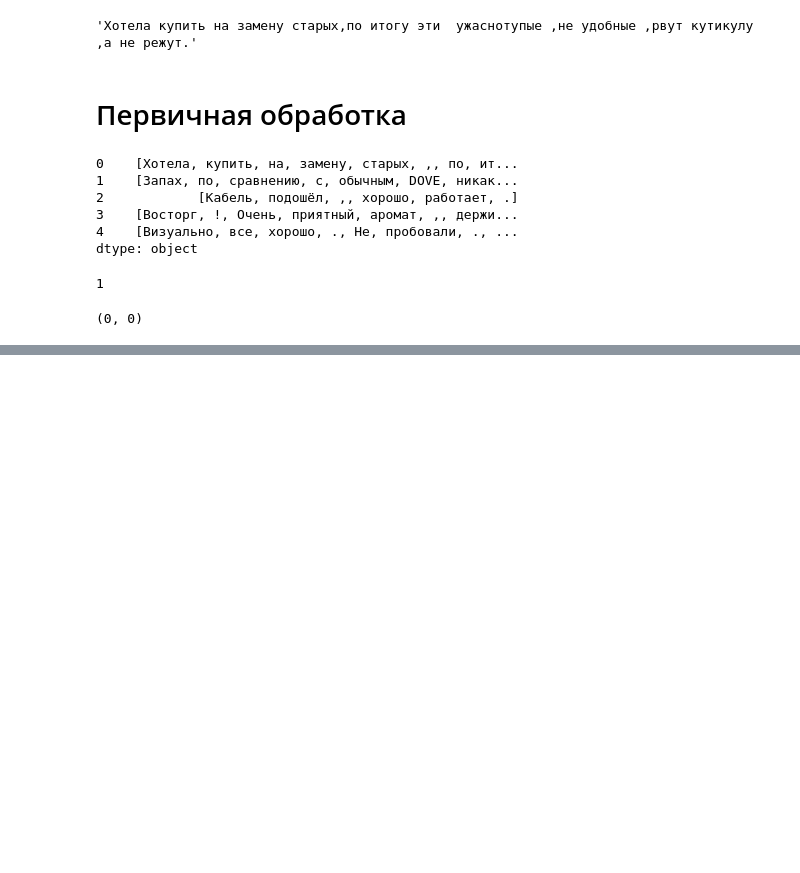
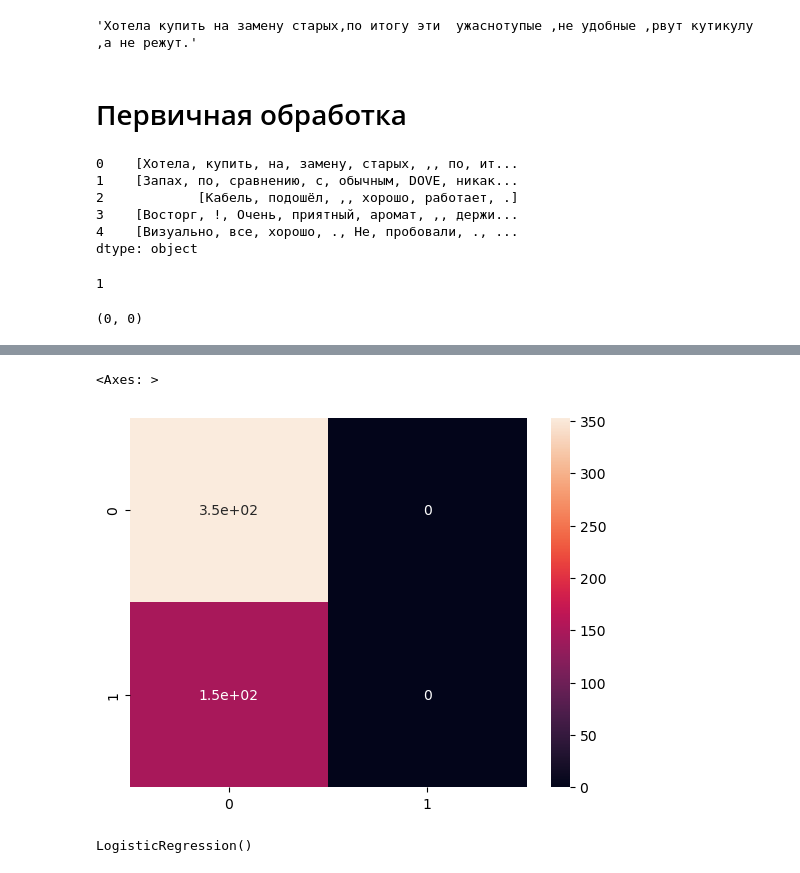
Before and after one commit to AVPankov0/WB_Task2, a Jupyter notebook: WB_Task2_Pankov.ipynb, the cells around one changed output, grey strips where cells are left out. Saved outputs shown, nothing was run; the diff lists cells and outputs as text; code cells hidden in the pictures; blank space fills up the shorter version.

```diff
--- a/WB_Task2_Pankov.ipynb
+++ b/WB_Task2_Pankov.ipynb
@@ -112,0 +150,5 @@ clf = LogisticRegression()
+# %%
+sns.heatmap(pd.DataFrame(cf_mx), annot=True)
+# %% [output]
+<Axes: >
+[figure, added]
@@ -112,0 +164,4 @@ clf = LogisticRegression()
+# %%
+clf_d.fit(X_train, y_train)
+# %% [output]
+LogisticRegression()
```
Also changed, not shown: parts of 24 cells of this notebook.
